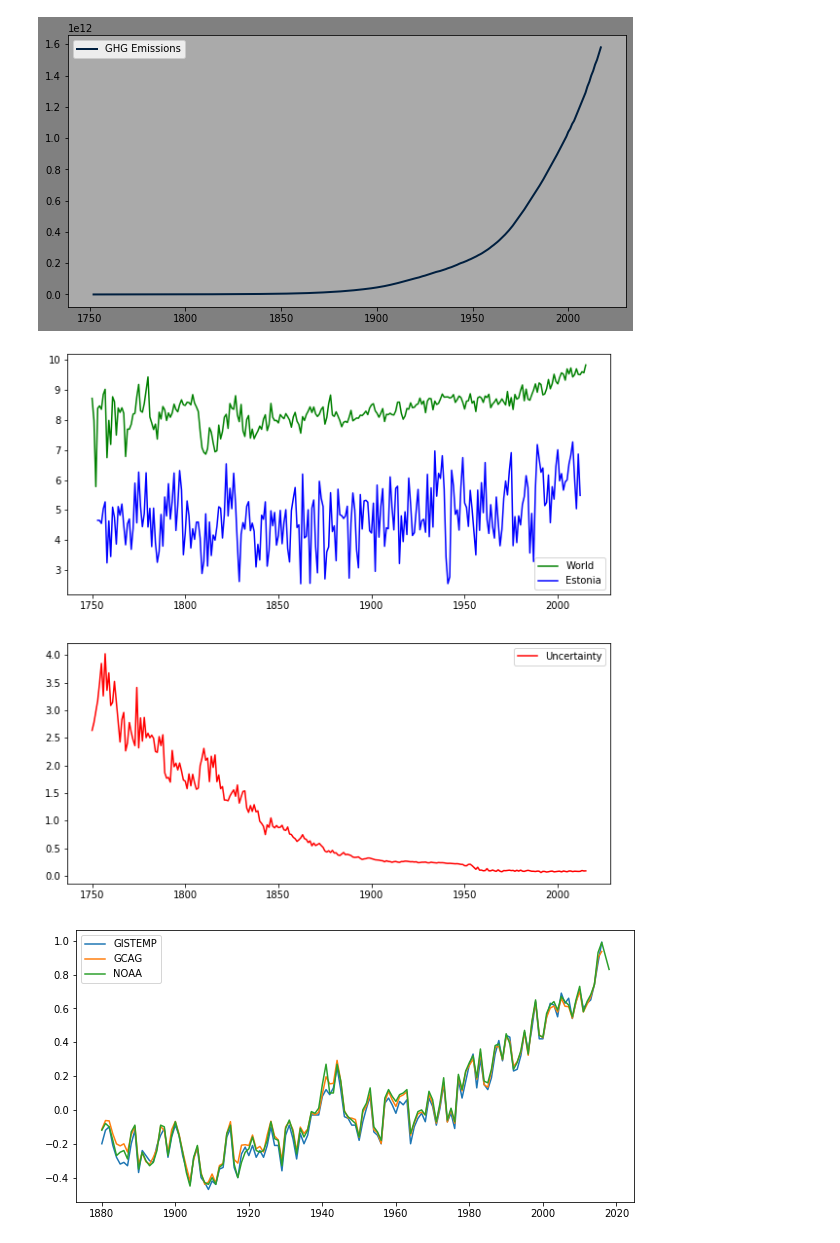
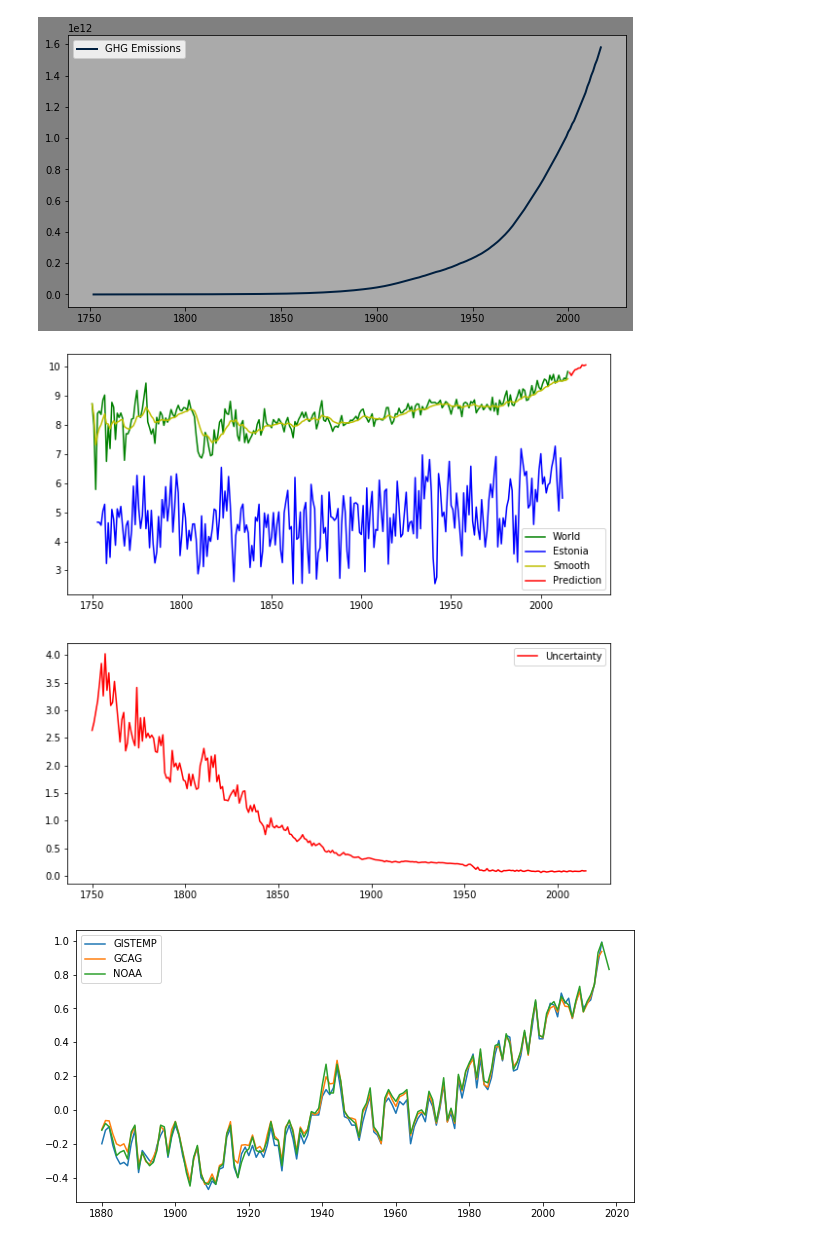
Before and after one commit to TL114/DataScience19, a Jupyter notebook: DS19.ipynb, the cells around one changed output. Cells and saved outputs as stored; diff of their text form; code cells hidden in the pictures.

```diff
--- a/DS19.ipynb
+++ b/DS19.ipynb
@@ -49,22 +54,25 @@ plt.show()
 # %%
 #Absolute temperatures annual global readings
 data_absolute=pd.read_csv("GlobalTemperatures.csv",index_col=0, header=0,  parse_dates=True)
 data_absolute_1=data_absolute.drop(["LandAverageTemperatureUncertainty","LandMaxTemperature","LandMaxTemperatureUncertainty",
 "LandMinTemperature","LandMinTemperatureUncertainty","LandAndOceanAverageTemperature","LandAndOceanAverageTemperatureUncertainty"],axis=1)
 data_absolute_1.head()
 data_absolute_2=data_absolute.drop(["LandAverageTemperature","LandMaxTemperature","LandMaxTemperatureUncertainty",
 "LandMinTemperature","LandMinTemperatureUncertainty","LandAndOceanAverageTemperature","LandAndOceanAverageTemperatureUncertainty"],axis=1)
 data_absolute_year = data_absolute_1.groupby([data_absolute_1.index.year]).mean()
+data_smooth=data_absolute_year.ewm(com=5).mean()
 data_absolute_year_uncertainty = data_absolute_2.groupby([data_absolute_1.index.year]).mean()
 fig, (ax1,ax2) = plt.subplots(2,figsize=(10,10))
 ax1.plot(data_absolute_year,"-g", label="World")
 ax1.plot(data_est_year,"-b",label="Estonia")
+ax1.plot(data_smooth,"-y",label="Smooth")
+ax1.plot(b,"-r",label="Prediction")
 ax1.legend(loc=4)
 ax2.plot(data_absolute_year_uncertainty,"-r",label="Uncertainty")
 ax2.legend(loc=1)
 plt.show()
 # %% [output]
-[figure, old version]
+[figure, new version]
 # %%
 #Temperature variations - temperature readings like these correspond to how different the reading was when compared
 #to global average for the years 1900-2000
```
Also changed, not shown: parts of 5 cells of this notebook.
